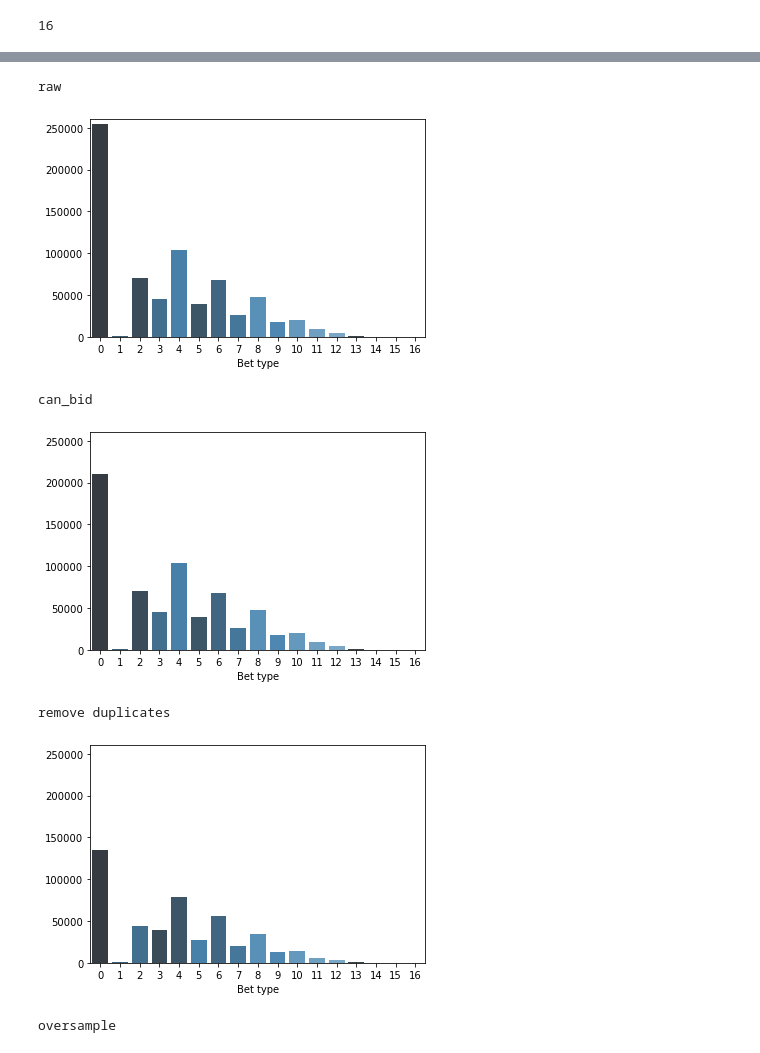
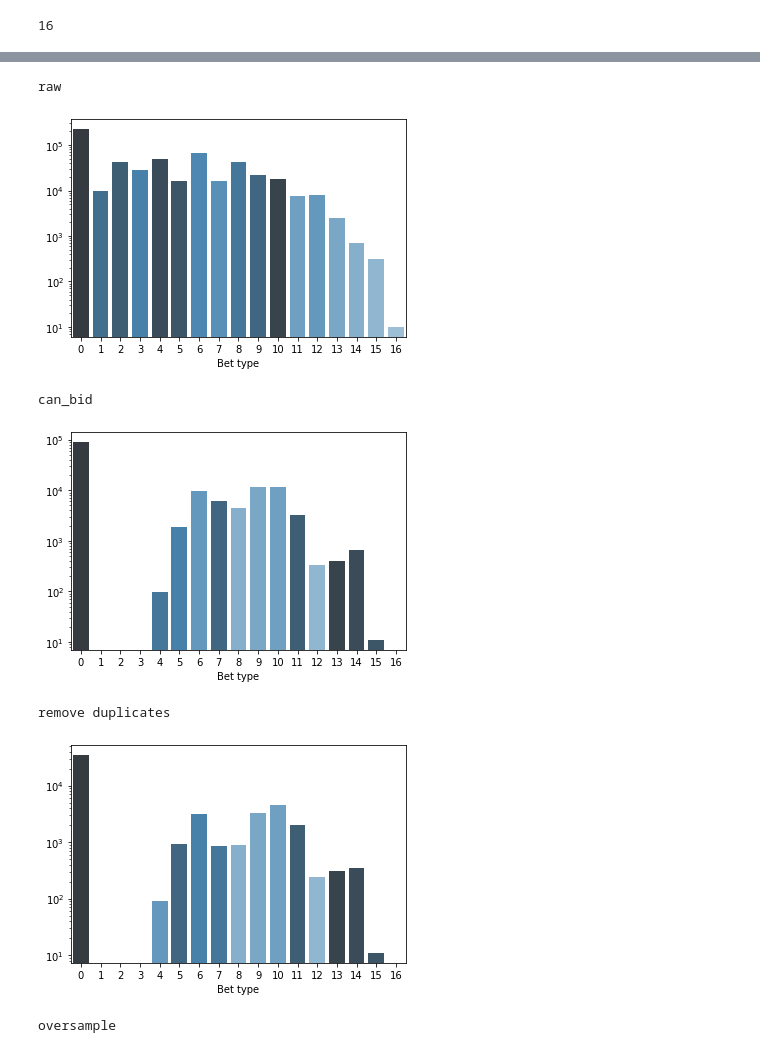
Before and after one commit to JoarVarpe/pet_for_sale, a Jupyter notebook: petting_examples/notebooks/plotting.ipynb, the cells around one changed output, grey strips where cells are left out. Cells and saved outputs as stored; diff of their text form; code cells hidden in the pictures.

```diff
--- a/petting_examples/notebooks/plotting.ipynb
+++ b/petting_examples/notebooks/plotting.ipynb
@@ -7,7 +7,7 @@ import matplotlib.pyplot as plt
 # %%
 game_amount = 100000
 # tsetlin_filename, ranges, self_can_bet_index = "/home/jaoi/master22/pet_for_sale/winning_games_db/{}_tsetlined_games.pkl".format(game_amount), 19, 17
-tsetlin_filename, ranges, self_can_bet_index = "/home/jaoi/master22/pet_for_sale/winning_games_db/4PPO_{}_tsetlined_games.pkl".format(game_amount), 17, 21
+tsetlin_filename, ranges, self_can_bet_index = "/home/jaoi/master22/pet_for_sale/winning_games_db/3PPO_{}_tsetlined_games.pkl".format(game_amount), 17, 21
 with open(tsetlin_filename, "rb") as fp:
         games = pickle.load(fp)
 # %%
@@ -142,7 +134,7 @@ def oversample(info_tup, desired_amount, source_games):
 unique_oversample = np.copy(unique_pairs)
 temp = []
 for overnd in need_of_oversample:
-    temp.extend(oversample(overnd, 2000, unique_pairs))
+    temp.extend(oversample(overnd, 1000, unique_pairs))
 unique_oversample = np.concatenate((unique_oversample, np.array(temp)), axis=0)
 # %%
 uo = Counter()
@@ -173,35 +161,36 @@ votes_o = np.array([uo[bet] for bet in bets])
 # %%
 def visualize_y_distribution(classes, frequency, name=False):
 
     bets_n_votes = list(zip(classes, frequency))
     bets_n_votes.sort(reverse=True, key=lambda x:x[1])
     pal = sns.color_palette("Blues_d", len(bets_n_votes) + 1)
     bet_rank = [tup[0] for tup in bets_n_votes]
     ax = sns.barplot(x=classes, y=frequency, palette=np.array(pal[::-1])[bet_rank])
-    ax.set(ylim=(0, 260000))
+    # ax.set(ylim=(0, 40000))
+    ax.set(yscale="log")
     ax.set_xlabel("Bet type")
     # ax.set_ylabel("Bet amount")
 
     if name:
         plt.savefig(name)
         plt.show()
 
     else:
         plt.show()
 
 print("raw")
-visualize_y_distribution(bets, votes, "plots/PPO4r_rawscale_raw")
+visualize_y_distribution(bets, votes, "plots/PPO3r_rawscale_raw")
 print("can_bid")
-visualize_y_distribution(bets_c, votes_c, "plots/PPO4r_rawscale_canbid")
+visualize_y_distribution(bets_c, votes_c, "plots/PPO3r_rawscale_canbid")
 print("remove duplicates")
-visualize_y_distribution(bets_r, votes_r, "plots/PPO4r_rawscale_remdupes")
+visualize_y_distribution(bets_r, votes_r, "plots/PPO3r_rawscale_remdupes")
 print("oversample")
-visualize_y_distribution(bets_o, votes_o, "plots/PPO4r_rawscale_oversample")
+visualize_y_distribution(bets_o, votes_o, "plots/PPO3r_rawscale_oversample")
 # %% [output]
 raw
-[figure, old version]
+[figure, new version]
 can_bid
-[figure, old version]
+[figure, new version]
 remove duplicates
-[figure, old version]
+[figure, new version]
 oversample
```
Also changed, not shown: parts of 7 cells of this notebook, 38 other files.
